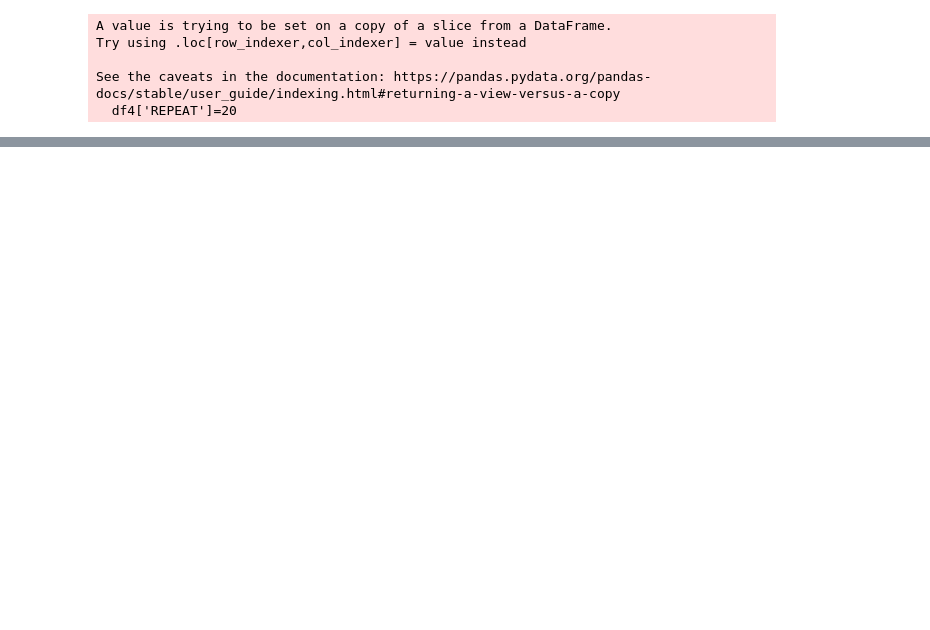
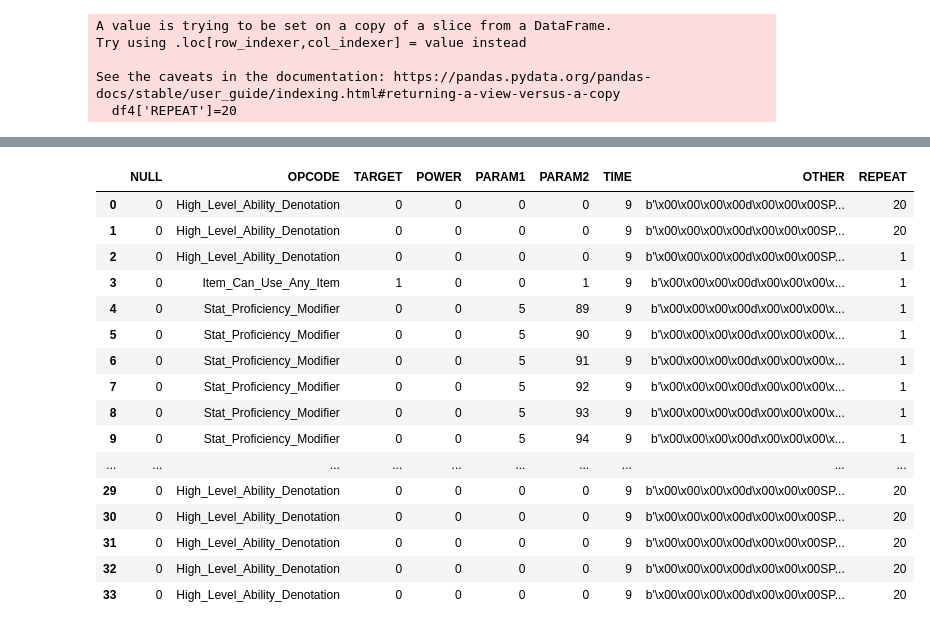
Before and after one commit to yzhcareer/BaldurGate-Save, a Jupyter notebook: New/src/parserbase.ipynb, the cells around one changed output, grey strips where cells are left out. Saved outputs shown, nothing was run; the diff lists cells and outputs as text; code cells hidden in the pictures; blank space fills up the shorter version.

```diff
--- a/New/src/parserbase.ipynb
+++ b/New/src/parserbase.ipynb
@@ -885,0 +910,22 @@ df6.sort_values(['CLASS', 'OPCODE']).reset_index(drop=True)
+# %%
+df8 = pd.concat([df6, df7]).sort_values(['CLASS', 'OPCODE', 'PARAM2']).drop('SPELL', axis=1).reset_index(drop=True)
+# %%
+df8[df8['CLASS'].isin(['ALL', 'THIEF'])].drop('CLASS', axis=1).reset_index(drop=True)
+# %% [output]
+|  | NULL | OPCODE | TARGET | POWER | PARAM1 | PARAM2 | TIME | OTHER | REPEAT |
+| 0 | 0 | High_Level_Ability_Denotation | 0 | 0 | 0 | 0 | 9 | b'\x00\x00\x00\x00d\x00\x00\x00SP... | 20 |
+| 1 | 0 | High_Level_Ability_Denotation | 0 | 0 | 0 | 0 | 9 | b'\x00\x00\x00\x00d\x00\x00\x00SP... | 20 |
+| 2 | 0 | High_Level_Ability_Denotation | 0 | 0 | 0 | 0 | 9 | b'\x00\x00\x00\x00d\x00\x00\x00SP... | 1 |
+| 3 | 0 | Item_Can_Use_Any_Item | 1 | 0 | 0 | 1 | 9 | b'\x00\x00\x00\x00d\x00\x00\x00\x... | 1 |
+| 4 | 0 | Stat_Proficiency_Modifier | 0 | 0 | 5 | 89 | 9 | b'\x00\x00\x00\x00d\x00\x00\x00\x... | 1 |
+| 5 | 0 | Stat_Proficiency_Modifier | 0 | 0 | 5 | 90 | 9 | b'\x00\x00\x00\x00d\x00\x00\x00\x... | 1 |
+| 6 | 0 | Stat_Proficiency_Modifier | 0 | 0 | 5 | 91 | 9 | b'\x00\x00\x00\x00d\x00\x00\x00\x... | 1 |
+| 7 | 0 | Stat_Proficiency_Modifier | 0 | 0 | 5 | 92 | 9 | b'\x00\x00\x00\x00d\x00\x00\x00\x... | 1 |
+| 8 | 0 | Stat_Proficiency_Modifier | 0 | 0 | 5 | 93 | 9 | b'\x00\x00\x00\x00d\x00\x00\x00\x... | 1 |
+| 9 | 0 | Stat_Proficiency_Modifier | 0 | 0 | 5 | 94 | 9 | b'\x00\x00\x00\x00d\x00\x00\x00\x... | 1 |
+| ... | ... | ... | ... | ... | ... | ... | ... | ... | ... |
+| 29 | 0 | High_Level_Ability_Denotation | 0 | 0 | 0 | 0 | 9 | b'\x00\x00\x00\x00d\x00\x00\x00SP... | 20 |
+| 30 | 0 | High_Level_Ability_Denotation | 0 | 0 | 0 | 0 | 9 | b'\x00\x00\x00\x00d\x00\x00\x00SP... | 20 |
+| 31 | 0 | High_Level_Ability_Denotation | 0 | 0 | 0 | 0 | 9 | b'\x00\x00\x00\x00d\x00\x00\x00SP... | 20 |
+| 32 | 0 | High_Level_Ability_Denotation | 0 | 0 | 0 | 0 | 9 | b'\x00\x00\x00\x00d\x00\x00\x00SP... | 20 |
+| 33 | 0 | High_Level_Ability_Denotation | 0 | 0 | 0 | 0 | 9 | b'\x00\x00\x00\x00d\x00\x00\x00SP... | 20 |
```
Also changed, not shown: parts of 3 cells of this notebook, 15 other files.
